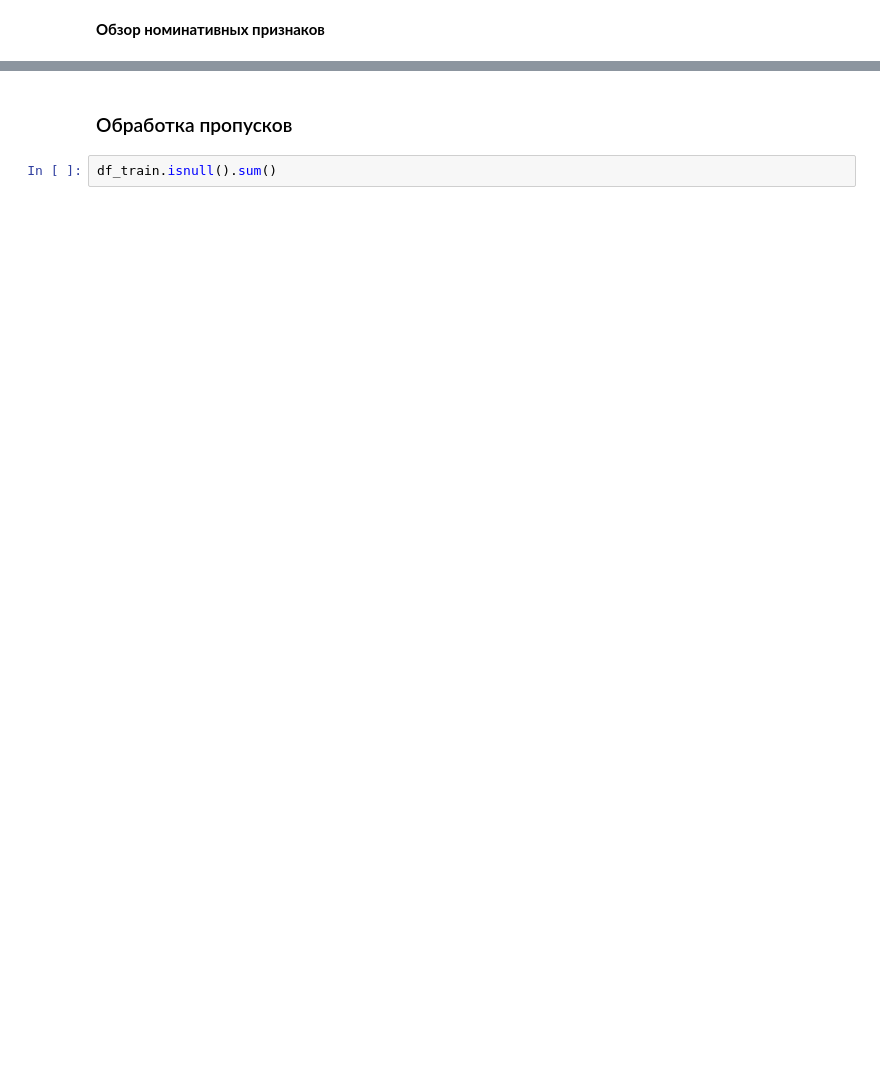
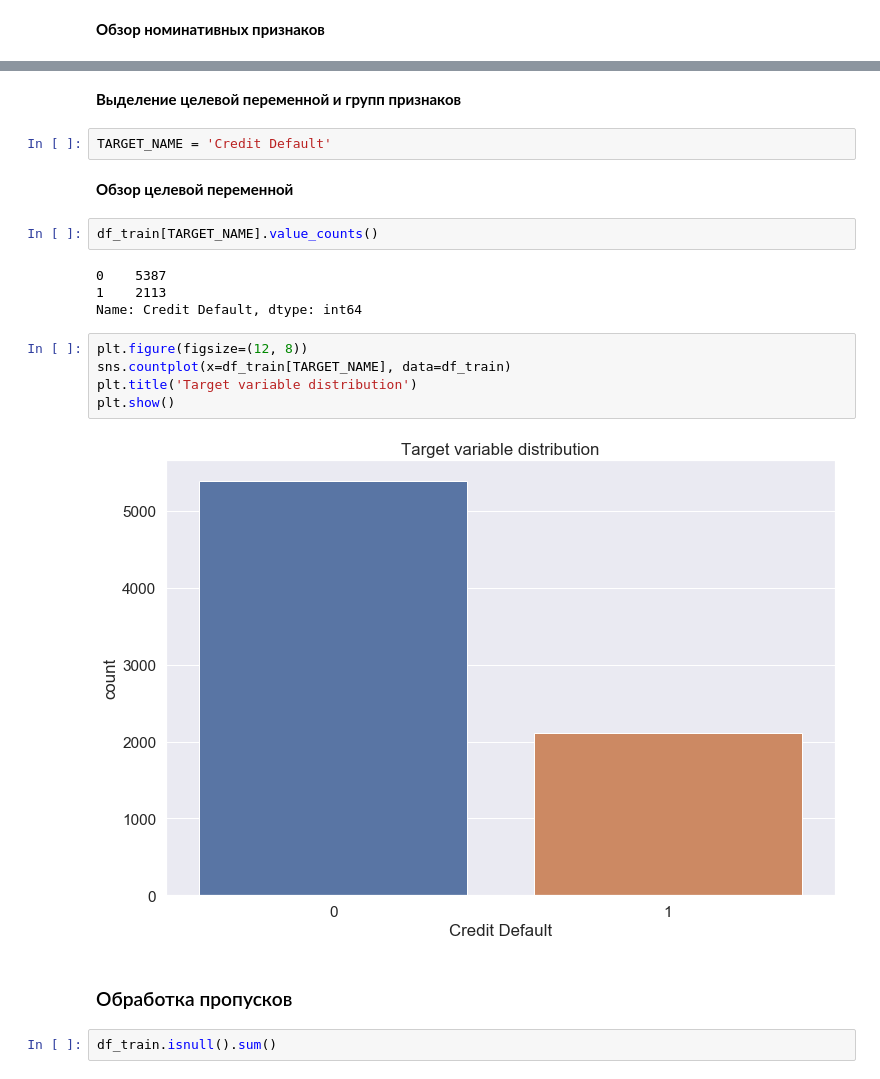
Before and after one commit to OzzyPeople/scoring, a Jupyter notebook: ozernov_solution.ipynb, the cells around one changed output, grey strips where cells are left out. Cells and saved outputs as stored; diff of their text form; blank space fills up the shorter version.

```diff
--- a/ozernov_solution.ipynb
+++ b/ozernov_solution.ipynb
@@ -183,6 +135,25 @@ Short Term    5556
 Long Term     1944
 Name: Term, dtype: int64
 ****************************************************************************************************
+# %% [markdown]
+**Выделение целевой переменной и групп признаков**
+# %%
+TARGET_NAME = 'Credit Default'
+# %% [markdown]
+**Обзор целевой переменной**
+# %%
+df_train[TARGET_NAME].value_counts()
+# %% [output]
+0    5387
+1    2113
+Name: Credit Default, dtype: int64
+# %%
+plt.figure(figsize=(12, 8))
+sns.countplot(x=df_train[TARGET_NAME], data=df_train)
+plt.title('Target variable distribution')
+plt.show()
+# %% [output]
+[figure, added]
 # %% [markdown]
 ### Обработка пропусков<a class="anchor" id="gaps"></a>
 # %%
```
Also changed, not shown: parts of 74 cells of this notebook.
